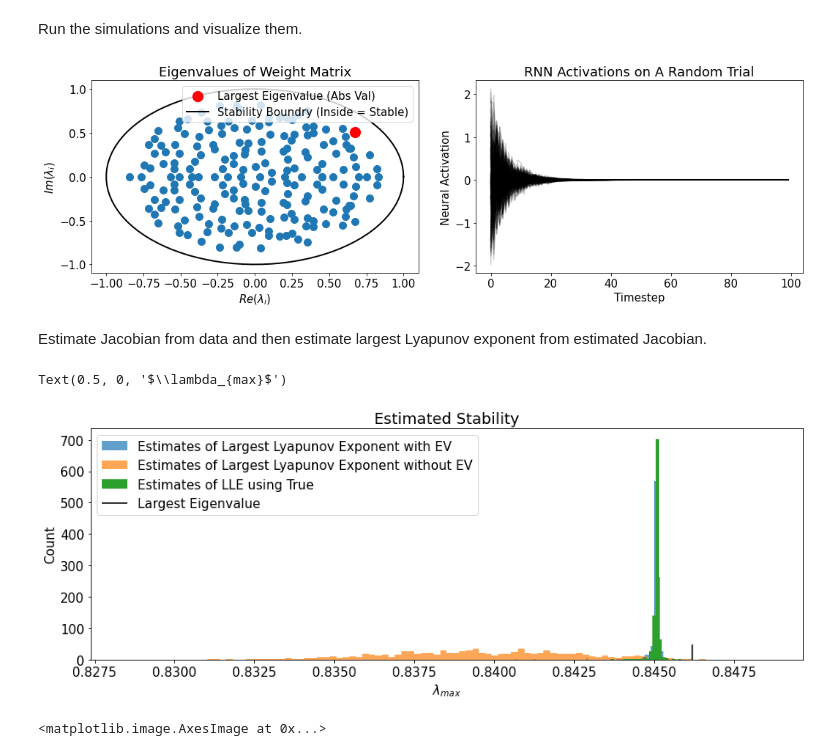
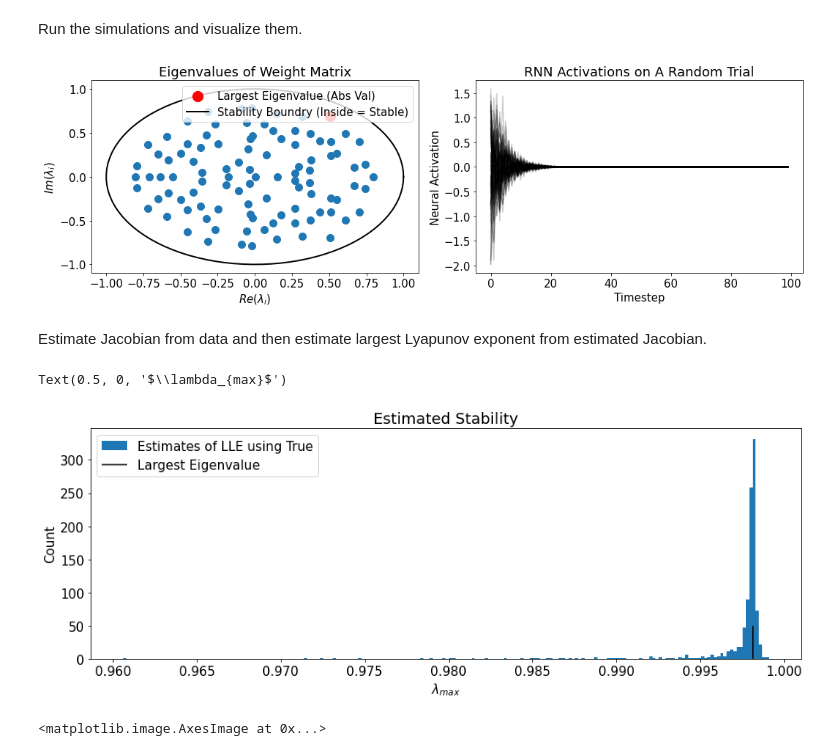
Before and after one commit to kozleo/neur_stab, a Jupyter notebook: scripts/chalkboard.ipynb, the cells around one changed output. Saved outputs shown, nothing was run; the diff lists cells and outputs as text; code cells hidden in the pictures.

```diff
--- a/scripts/chalkboard.ipynb
+++ b/scripts/chalkboard.ipynb
@@ -92,11 +95,11 @@ def plot_linear_RNN_summary(W,states):
 Run the simulations and visualize them.
 # %%
 #run linear RNN
-states,jacs,W = run_random_vRNN_sim(n = 200,g = 0.85,T =100,p = 1000)
+states,jacs,W = run_random_vRNN_sim(n = 100,g = 0.85,T =100,p = 1000)
 #visualize
 max_eig = plot_linear_RNN_summary(W,states)
 # %% [output]
-[figure, old version]
+[figure, new version]
 # %% [markdown]
 Estimate Jacobian from data and then estimate largest Lyapunov exponent from estimated Jacobian.
 # %%
@@ -106,22 +109,22 @@ np.random.seed(2)
 #estimate largest eigenvalue from estimated jacobian
 estimated_lams_with_eigenvectors = estimate_stability_using_particle(js,1000,W,test_eigenvectors=True)
 estimated_lams_without_eigenvectors = estimate_stability_using_particle(js,1000,W,test_eigenvectors=False)
-estimated_lams_true = estimate_stability_using_particle_from_true_jac(W,p = 1000,T = js.shape[0],test_eigenvectors=True)
+estimated_lams_true = estimate_stability_using_particle_from_true_jac(W,p = 1000,T = js.shape[0],test_eigenvectors=True,gen_jac=False)
 # %%
 
 #visualize the estimated stability
 fig, ax = plt.subplots(1,1,figsize = (15,5))
-ax.hist(np.exp(estimated_lams_with_eigenvectors),bins = 100,alpha = 0.7,label = 'Estimates of Largest Lyapunov Exponent with EV');
-ax.hist(np.exp(estimated_lams_without_eigenvectors),bins = 100,alpha = 0.7, label = 'Estimates of Largest Lyapunov Exponent without EV');
-ax.hist(np.exp(estimated_lams_true),bins = 100,label = 'Estimates of LLE using True')
+#ax.hist(np.exp(estimated_lams_with_eigenvectors),bins = 200,alpha = 0.7,label = 'Estimates of Largest Lyapunov Exponent with EV');
+#ax.hist(np.exp(estimated_lams_without_eigenvectors),bins = 200,alpha = 0.7, label = 'Estimates of Largest Lyapunov Exponent without EV');
+ax.hist(np.exp(estimated_lams_true),bins = 200,label = 'Estimates of LLE using True')
 ax.vlines(max_eig,0,50,'k',label = 'Largest Eigenvalue')
 ax.legend()
 ax.set_title('Estimated Stability')
 ax.set_ylabel('Count')
 ax.set_xlabel(r'$\lambda_{max}$')
 # %% [output]
 Text(0.5, 0, '$\\lambda_{max}$')
-[figure, old version]
+[figure, new version]
 # %%
 all_eigs = []
 for i in range(js.shape[0]):
```
Also changed, not shown: parts of 1 cell of this notebook, 1 other file.
